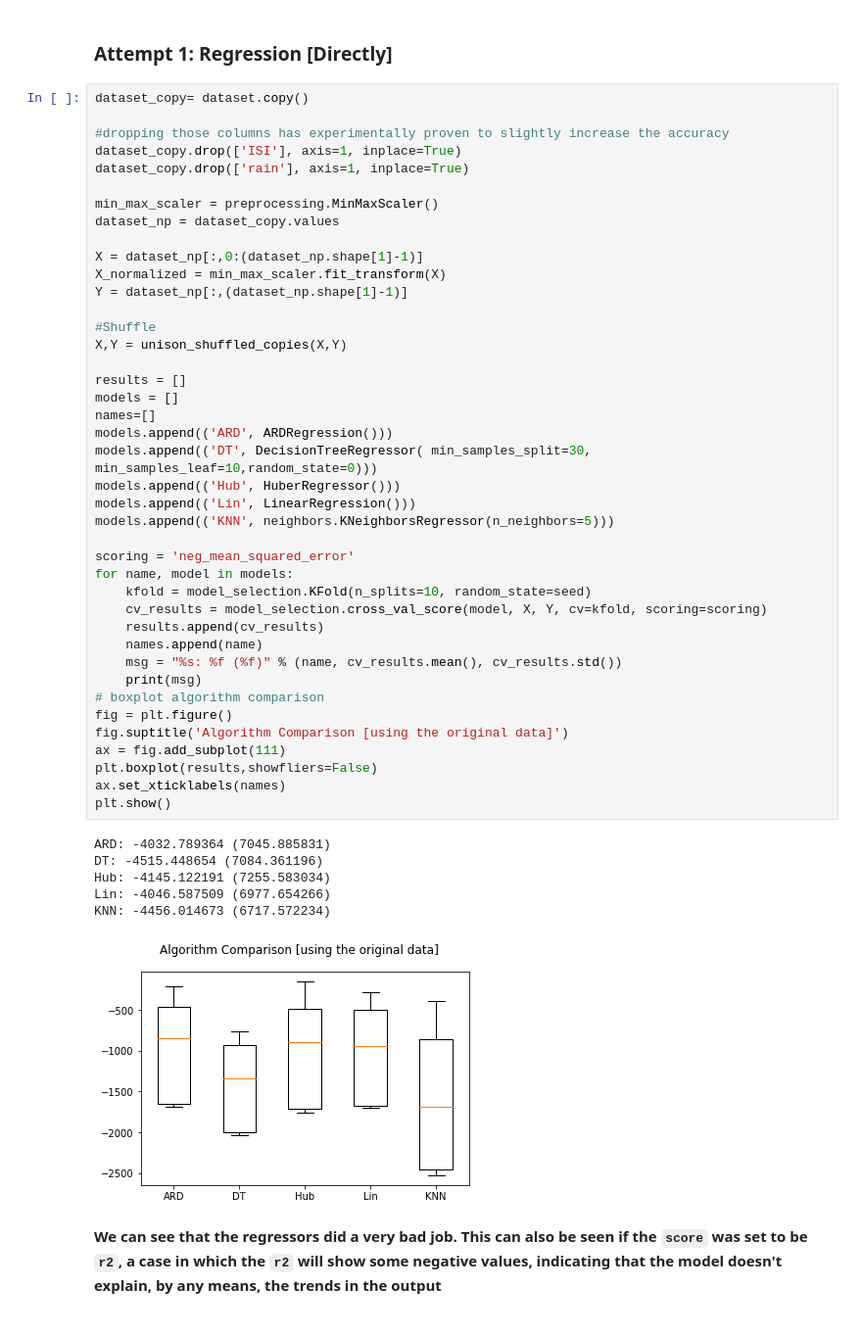
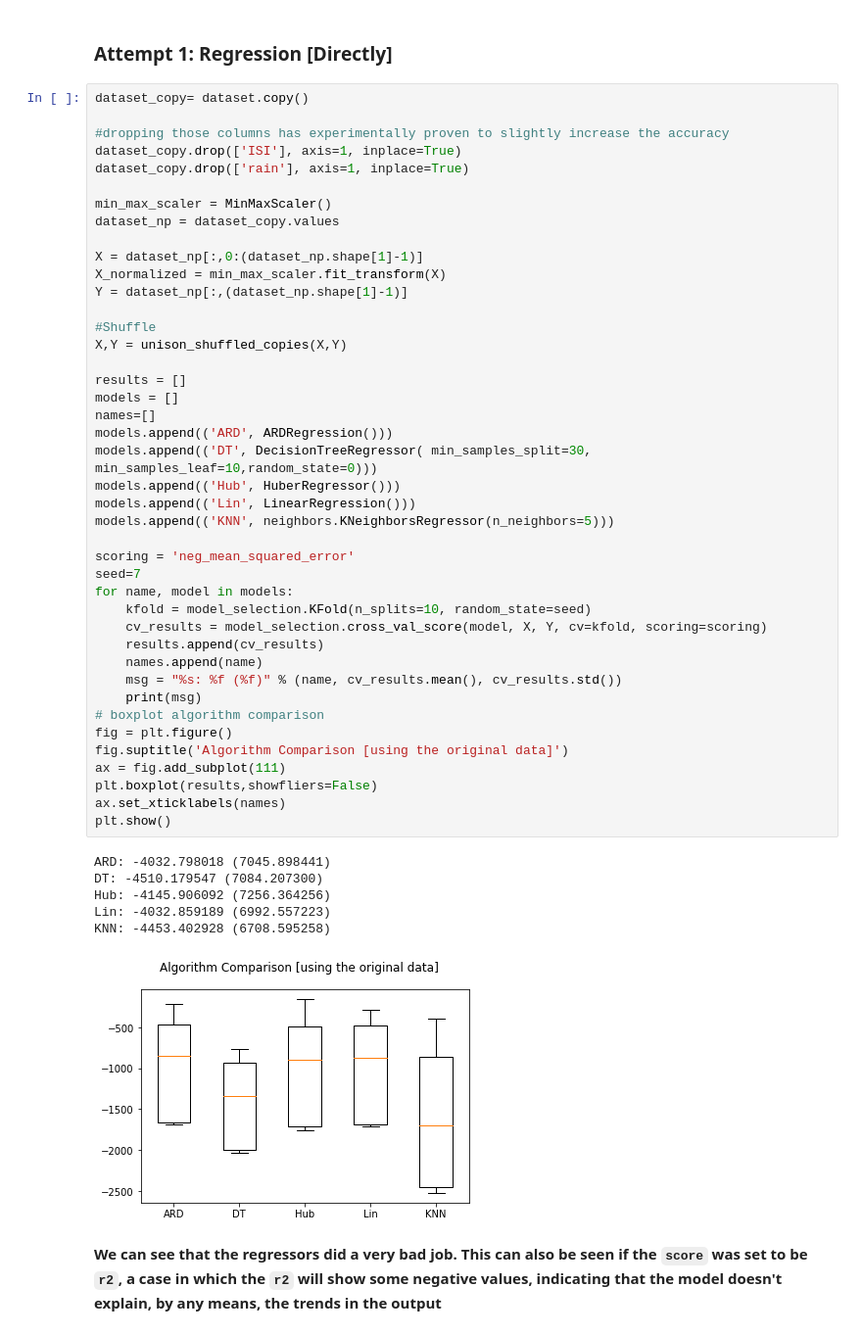
Before and after one commit to abdelrahmanYaseen/ML_Classification, a Jupyter notebook: Yaseen_forest_fire.ipynb, the cells around one changed output. Shown: that part at 98% size. Drawn from its saved outputs; the diff is of its cells as text.

```diff
--- a/Yaseen_forest_fire.ipynb
+++ b/Yaseen_forest_fire.ipynb
@@ -184,7 +184,7 @@ dataset_copy= dataset.copy()
 dataset_copy.drop(['ISI'], axis=1, inplace=True)
 dataset_copy.drop(['rain'], axis=1, inplace=True)
 
-min_max_scaler = preprocessing.MinMaxScaler()
+min_max_scaler = MinMaxScaler()
 dataset_np = dataset_copy.values
 
 X = dataset_np[:,0:(dataset_np.shape[1]-1)]
@@ -192,39 +192,40 @@ X_normalized = min_max_scaler.fit_transform(X)
 Y = dataset_np[:,(dataset_np.shape[1]-1)]
 
 #Shuffle
 X,Y = unison_shuffled_copies(X,Y)
 
 results = []
 models = []
 names=[]
 models.append(('ARD', ARDRegression()))
 models.append(('DT', DecisionTreeRegressor( min_samples_split=30, min_samples_leaf=10,random_state=0)))
 models.append(('Hub', HuberRegressor()))
 models.append(('Lin', LinearRegression()))
 models.append(('KNN', neighbors.KNeighborsRegressor(n_neighbors=5)))
 
 scoring = 'neg_mean_squared_error'
+seed=7
 for name, model in models:
     kfold = model_selection.KFold(n_splits=10, random_state=seed)
     cv_results = model_selection.cross_val_score(model, X, Y, cv=kfold, scoring=scoring)
     results.append(cv_results)
     names.append(name)
     msg = "%s: %f (%f)" % (name, cv_results.mean(), cv_results.std())
     print(msg)
 # boxplot algorithm comparison
 fig = plt.figure()
 fig.suptitle('Algorithm Comparison [using the original data]')
 ax = fig.add_subplot(111)
 plt.boxplot(results,showfliers=False)
 ax.set_xticklabels(names)
 plt.show()
 # %% [output]
-ARD: -4032.789364 (7045.885831)
-DT: -4515.448654 (7084.361196)
-Hub: -4145.122191 (7255.583034)
-Lin: -4046.587509 (6977.654266)
-KNN: -4456.014673 (6717.572234)
+ARD: -4032.798018 (7045.898441)
+DT: -4510.179547 (7084.207300)
+Hub: -4145.906092 (7256.364256)
+Lin: -4032.859189 (6992.557223)
+KNN: -4453.402928 (6708.595258)
-[figure, old version]
+[figure, new version]
 # %% [markdown]
 **We can see that the regressors did a very bad job. This can also be seen if the `score` was set to be `r2`, a case in which the `r2` will show some negative values, indicating that the model doesn't explain, by any means, the trends in the output**
 # %% [markdown]
```
Also changed, not shown: parts of 2 cells of this notebook.
